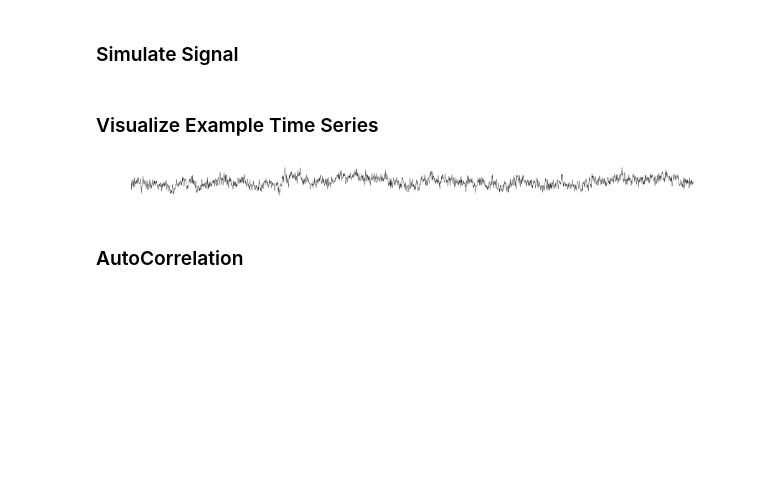
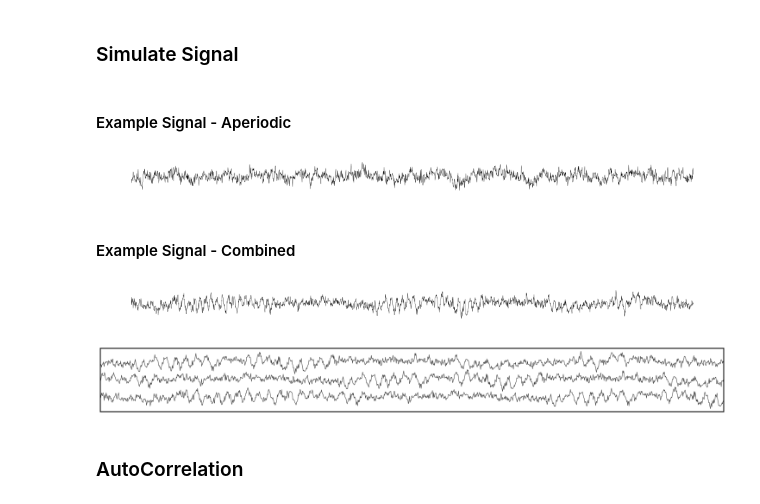
Before and after one commit to TomDonoghue/AperiodicHistory, a Jupyter notebook: 03-Figures.ipynb, the cells around one changed output. Drawn from its saved outputs; the diff is of its cells as text; code cells hidden in the pictures; blank space fills up the shorter version.

```diff
--- a/03-Figures.ipynb
+++ b/03-Figures.ipynb
@@ -91,4 +53,6 @@ def plot_old_stylify(ax):
 # Signal settings
 n_seconds = 10
 fs = 250
+# %% [markdown]
+#### Example Signal - Aperiodic
 # %%
@@ -109,8 +61,8 @@ for exp in exps:
-# %% [markdown]
-### Visualize Example Time Series
-# %%
-plot_time_series(None, sig, linewidth=0.25, figsize=(10, 1.5))
-plt.gca().set_axis_off()
-#plot_old_stylify(plt.gca())
-# %% [output]
-[figure, removed]
+# %%
+# Plot example aperiodic signal
+plot_time_series(None, sig_ap, linewidth=0.25, figsize=(10, 1.5), axis=False)
+plt.gca().set_axis_off()
+# %% [output]
+[figure, added]
+# %% [markdown]
+#### Example Signal - Combined
@@ -117,2 +77,16 @@ plt.gca().set_axis_off()
+# %%
+# Plot example aperiodic signal
+plot_time_series(None, sig_cm, linewidth=0.25, figsize=(10, 1.5), axis=False)
+plt.gca().set_axis_off()
+# %% [output]
+[figure, added]
+# %%
+# Plot multiple time series together
+plot_multi_time_series(None, [sig_cm[0:1500], sig_cm[500:2000], sig_cm[1000:2500]],
+                       lw=0.75, alpha=0.75, xlabel=None, ylabel=None, xticks=[],
+                       xlim=[0, 1500],figsize=(15, 2))
+save_figure('figs/time_series.pdf')
+# %% [output]
+[figure, added]
 # %% [markdown]
 ### AutoCorrelation
```
Also changed, not shown: parts of 38 cells of this notebook.
